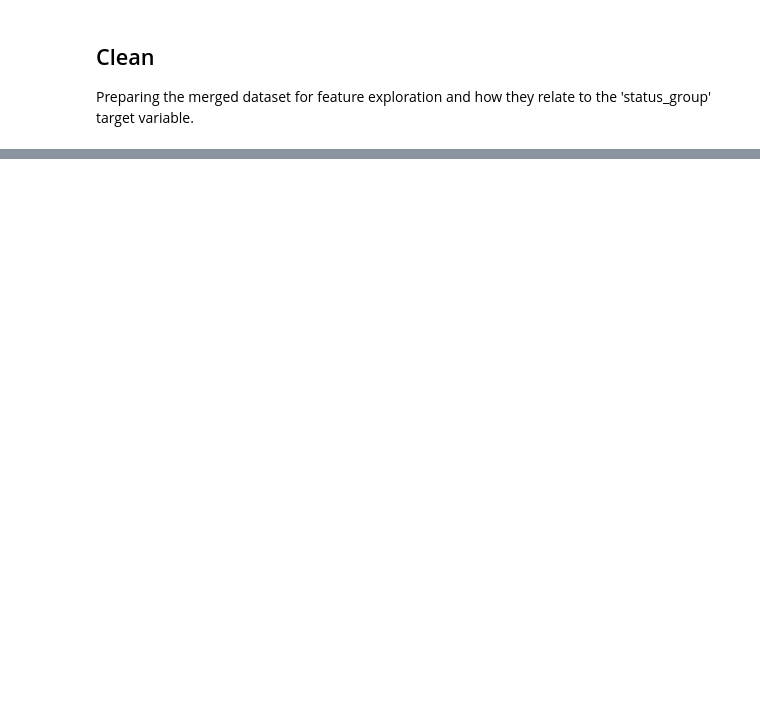
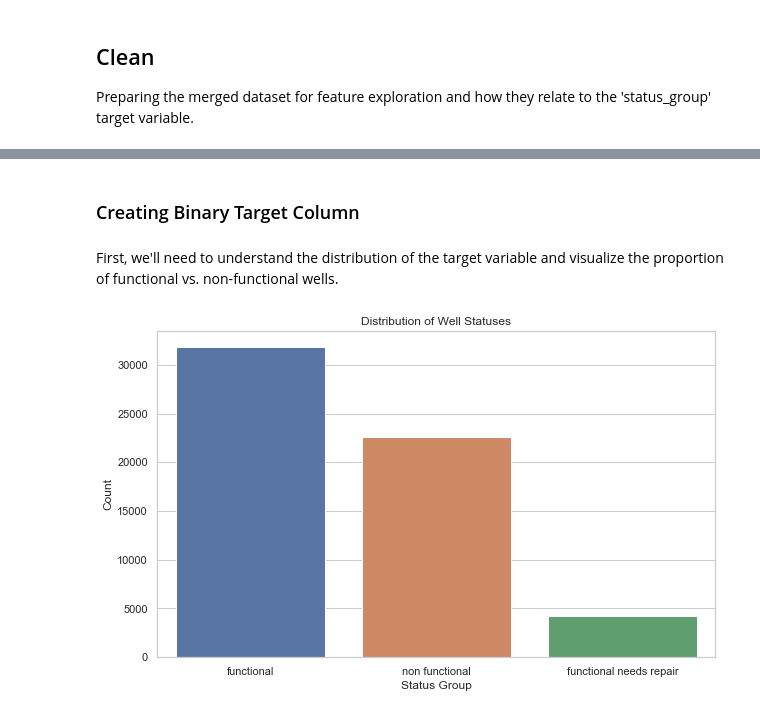
Before and after one commit to GoknurK/Tanzania-Water-Wells-Status-Prediction, a Jupyter notebook: DRAFT_nb.ipynb, the cells around one changed output, grey strips where cells are left out. Cells and saved outputs as stored; diff of their text form; code cells hidden in the pictures; blank space fills up the shorter version.

```diff
--- a/DRAFT_nb.ipynb
+++ b/DRAFT_nb.ipynb
@@ -1475,0 +316,12 @@ The "Jelly Movie Studio Project" has successfully unveiled invaluable insights f
+# %%
+# Dropping additional group columns
+# Dropping irrelvant columns
+# Dropping features with missing values over 45%
+features_dropped = merged_data.drop(columns=['quantity_group', 'extraction_type_group',
+                                             'waterpoint_type_group', 'management_group',
+                                             'payment', 'water_quality', 'source', 'source_class',
+                                             'region_code', 'public_meeting', 'num_private', 'recorded_by',
+                                             'wpt_name', 'district_code', 'id', 'lga',
+                                             'ward', 'subvillage', 'extraction_type', 'scheme_name',])
+
+features_dropped.info()
@@ -1475,0 +352,6 @@ The "Jelly Movie Studio Project" has successfully unveiled invaluable insights f
+# %%
+data_dedup = features_dropped.drop_duplicates()
+
+# Rechecking for duplicates
+new_duplicate_count = data_dedup.duplicated().sum()
+new_duplicate_count
@@ -1475,0 +362,6 @@ The "Jelly Movie Studio Project" has successfully unveiled invaluable insights f
+# %%
+# Extracting year and month from 'date_recorded'
+data_dedup['year_recorded'] = data_dedup['date_recorded'].dt.year
+data_dedup['month_recorded'] = data_dedup['date_recorded'].dt.month
+
+data_dedup[['longitude', 'gps_height', 'construction_year', 'year_recorded', 'month_recorded']].head()
@@ -1475,0 +385,7 @@ The "Jelly Movie Studio Project" has successfully unveiled invaluable insights f
+# %%
+# Adding 'well_age' feature
+data_dedup['well_age'] = data_dedup.apply(lambda row: 0 if row['construction_year'] == 0
+                                          else row['year_recorded'] - row['construction_year'], axis=1)
+
+# Displaying the first 50 rows to check the 'construction_year' and 'well_age'
+data_dedup[['year_recorded', 'construction_year', 'well_age']].value_counts()
@@ -1475,0 +411,16 @@ The "Jelly Movie Studio Project" has successfully unveiled invaluable insights f
+# %% [markdown]
+### Creating Binary Target Column
+# %% [markdown]
+First, we'll need to understand the distribution of the target variable and visualize the proportion of functional vs. non-functional wells.
+# %%
+sns.set(style="whitegrid")
+
+# Plotting the distribution of well statuses
+plt.figure(figsize=(10, 6))
+sns.countplot(x='status_group', data=data_dedup)
+plt.title('Distribution of Well Statuses')
+plt.ylabel('Count')
+plt.xlabel('Status Group')
+plt.show()
+# %% [output]
+[figure, added]
```
Also changed, not shown: parts of 184 cells of this notebook, 10 other files.
